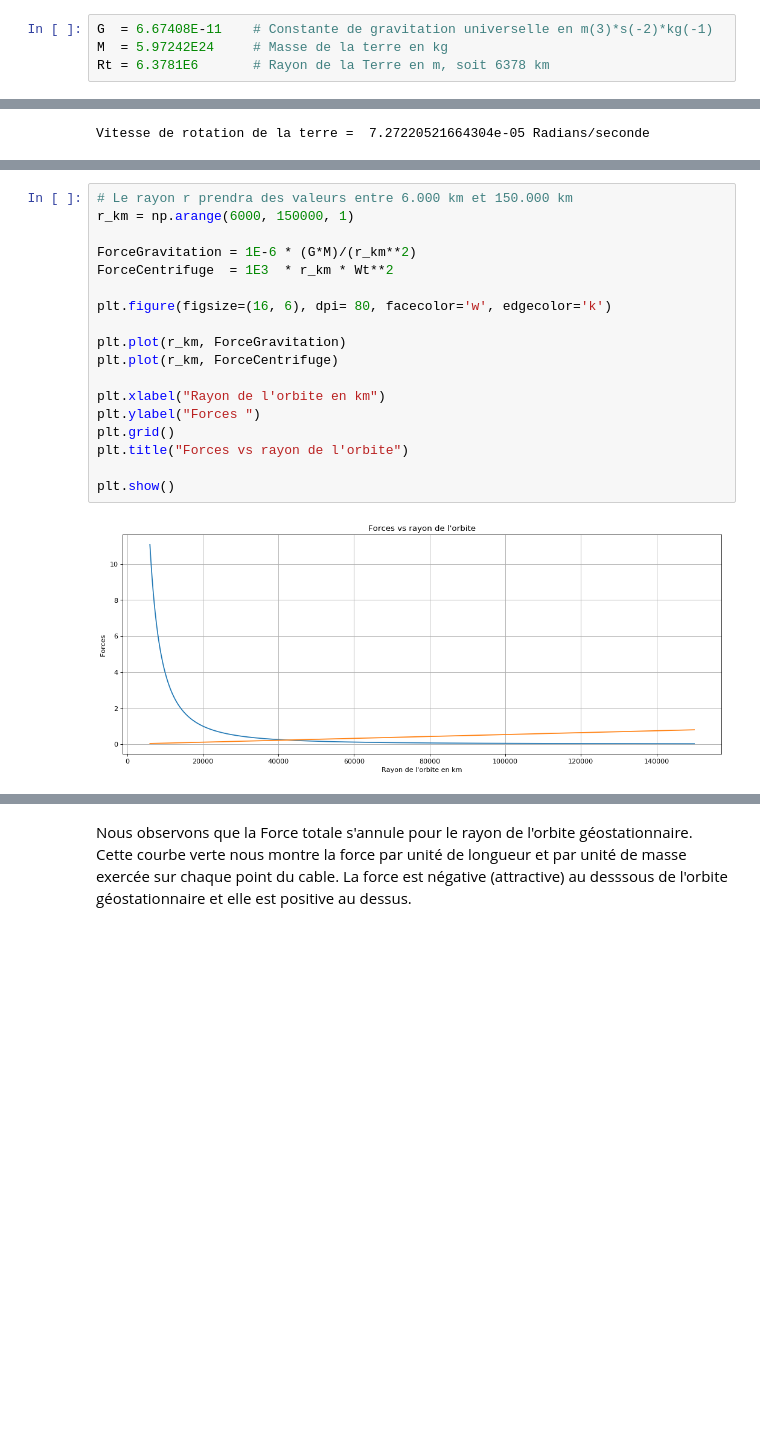
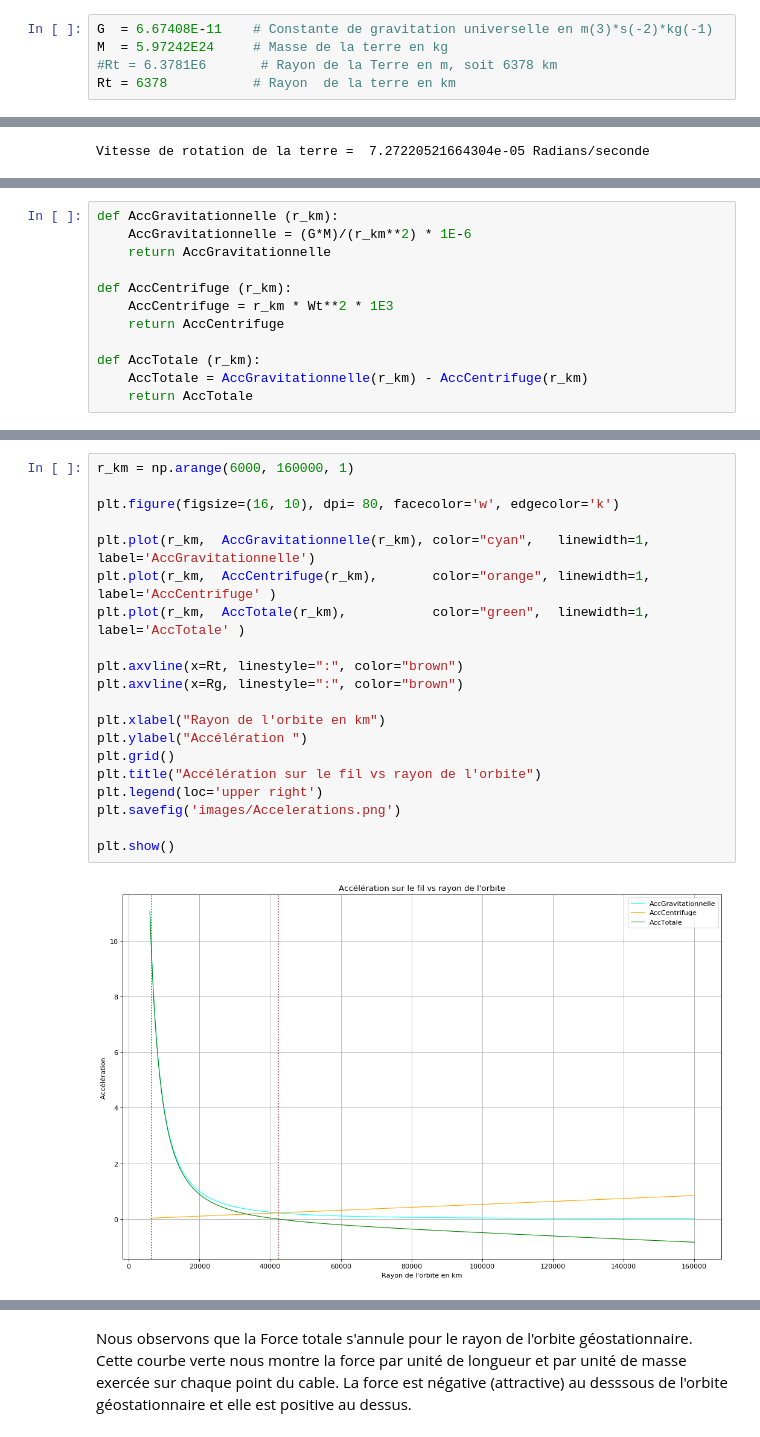
Before and after one commit to christophe-bonnefoy/TPE-SRR-2018, a Jupyter notebook: TPE-Ascenseur-Spatial.ipynb, the cells around one changed output, grey strips where cells are left out. Cells and saved outputs as stored; diff of their text form; blank space fills up the shorter version.

```diff
--- a/TPE-Ascenseur-Spatial.ipynb
+++ b/TPE-Ascenseur-Spatial.ipynb
@@ -12,5 +12,6 @@ Définissons ensuite les constantes utilisées:
 # %%
 G  = 6.67408E-11    # Constante de gravitation universelle en m(3)*s(-2)*kg(-1)
 M  = 5.97242E24     # Masse de la terre en kg
-Rt = 6.3781E6       # Rayon de la Terre en m, soit 6378 km
+#Rt = 6.3781E6       # Rayon de la Terre en m, soit 6378 km
+Rt = 6378           # Rayon  de la terre en km
 # %% [markdown]
@@ -24,0 +34,12 @@ Vitesse de rotation de la terre =  7.27220521664304e-05 Radians/seconde
+# %%
+def AccGravitationnelle (r_km):
+    AccGravitationnelle = (G*M)/(r_km**2) * 1E-6
+    return AccGravitationnelle
+
+def AccCentrifuge (r_km):
+    AccCentrifuge = r_km * Wt**2 * 1E3
+    return AccCentrifuge
+
+def AccTotale (r_km):
+    AccTotale = AccGravitationnelle(r_km) - AccCentrifuge(r_km)
+    return AccTotale
@@ -29,20 +87,22 @@ Le rayon r prendra des valeurs entre 6.000 km et 150.000 km
 # %%
-# Le rayon r prendra des valeurs entre 6.000 km et 150.000 km
-r_km = np.arange(6000, 150000, 1)
+r_km = np.arange(6000, 160000, 1)
 
-ForceGravitation = 1E-6 * (G*M)/(r_km**2)
-ForceCentrifuge  = 1E3  * r_km * Wt**2
+plt.figure(figsize=(16, 10), dpi= 80, facecolor='w', edgecolor='k')
 
-plt.figure(figsize=(16, 6), dpi= 80, facecolor='w', edgecolor='k')
+plt.plot(r_km,  AccGravitationnelle(r_km), color="cyan",   linewidth=1, label='AccGravitationnelle')
+plt.plot(r_km,  AccCentrifuge(r_km),       color="orange", linewidth=1, label='AccCentrifuge' )
+plt.plot(r_km,  AccTotale(r_km),           color="green",  linewidth=1, label='AccTotale' )
 
-plt.plot(r_km, ForceGravitation)
-plt.plot(r_km, ForceCentrifuge)
+plt.axvline(x=Rt, linestyle=":", color="brown")
+plt.axvline(x=Rg, linestyle=":", color="brown")
 
 plt.xlabel("Rayon de l'orbite en km")
-plt.ylabel("Forces ")
+plt.ylabel("Accélération ")
 plt.grid()
-plt.title("Forces vs rayon de l'orbite")
+plt.title("Accélération sur le fil vs rayon de l'orbite")
+plt.legend(loc='upper right')
+plt.savefig('images/Accelerations.png')
 
 plt.show()
 # %% [output]
-[figure, old version]
+[figure, new version]
```
Also changed, not shown: parts of 35 cells of this notebook.
